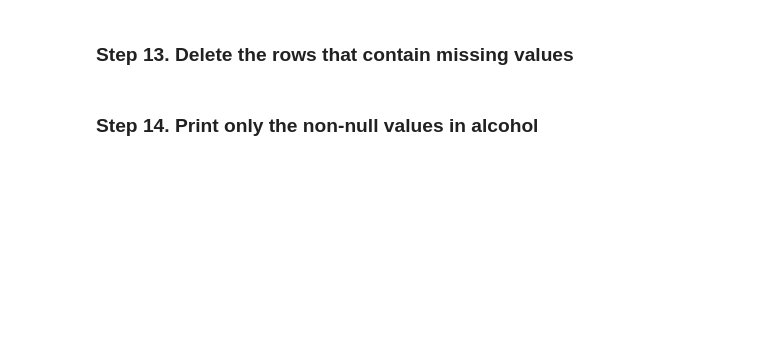
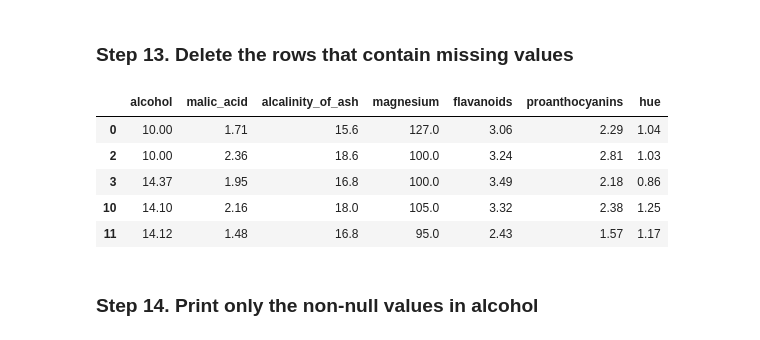
Before and after one commit to SwapnilSParkhe/Pandas-Exercises, a Jupyter notebook: 10_Deleting/Wine.ipynb, the cells around one changed output. Cells and saved outputs as stored; diff of their text form; code cells hidden in the pictures; blank space fills up the shorter version.

```diff
--- a/10_Deleting/Wine.ipynb
+++ b/10_Deleting/Wine.ipynb
@@ -146,4 +177,14 @@ array([1, 0, 3, 1, 6, 1, 5, 0, 5, 7])
 # %% [markdown]
 ### Step 13. Delete the rows that contain missing values
+# %%
+wine.dropna(axis=0, how='any', inplace=True)
+wine.head()
+# %% [output]
+|  | alcohol | malic_acid | alcalinity_of_ash | magnesium | flavanoids | proanthocyanins | hue |
+| 0 | 10.00 | 1.71 | 15.6 | 127.0 | 3.06 | 2.29 | 1.04 |
+| 2 | 10.00 | 2.36 | 18.6 | 100.0 | 3.24 | 2.81 | 1.03 |
+| 3 | 14.37 | 1.95 | 16.8 | 100.0 | 3.49 | 2.18 | 0.86 |
+| 10 | 14.10 | 2.16 | 18.0 | 105.0 | 3.32 | 2.38 | 1.25 |
+| 11 | 14.12 | 1.48 | 16.8 | 95.0 | 2.43 | 1.57 | 1.17 |
 # %% [markdown]
 ### Step 14. Print only the non-null values in alcohol
```
Also changed, not shown: parts of 7 cells of this notebook.
